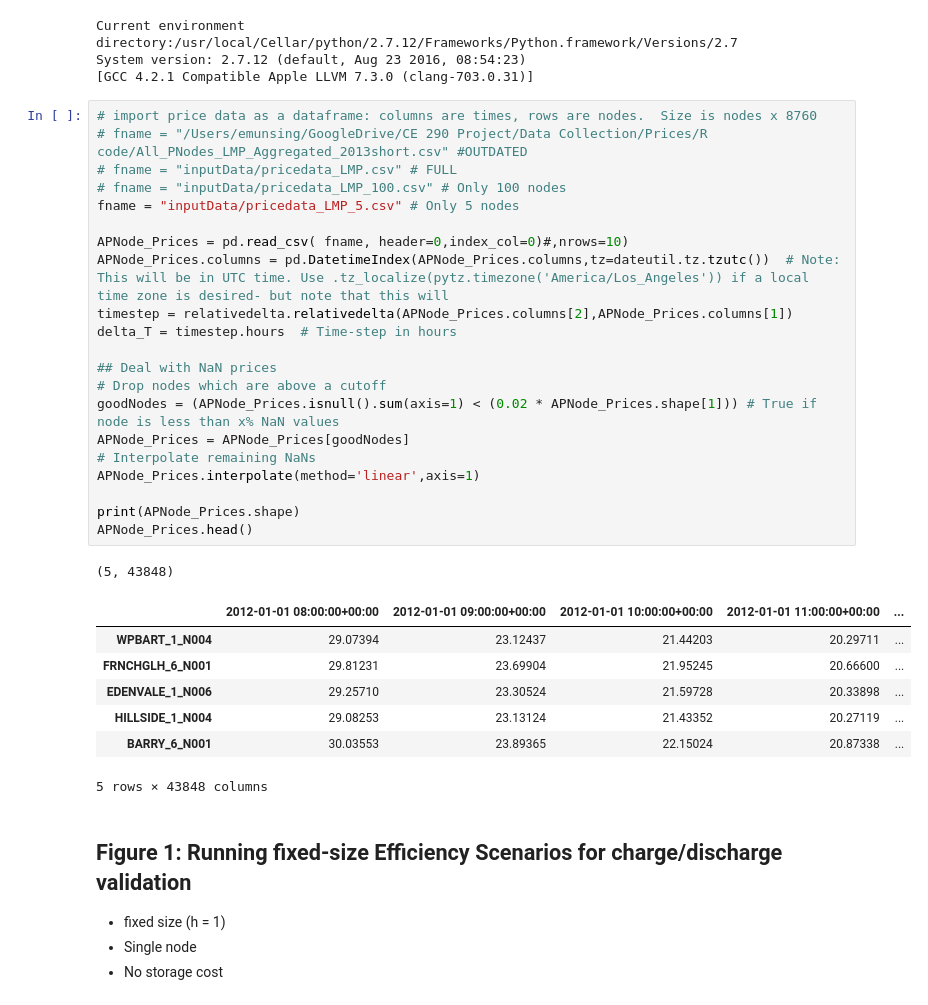
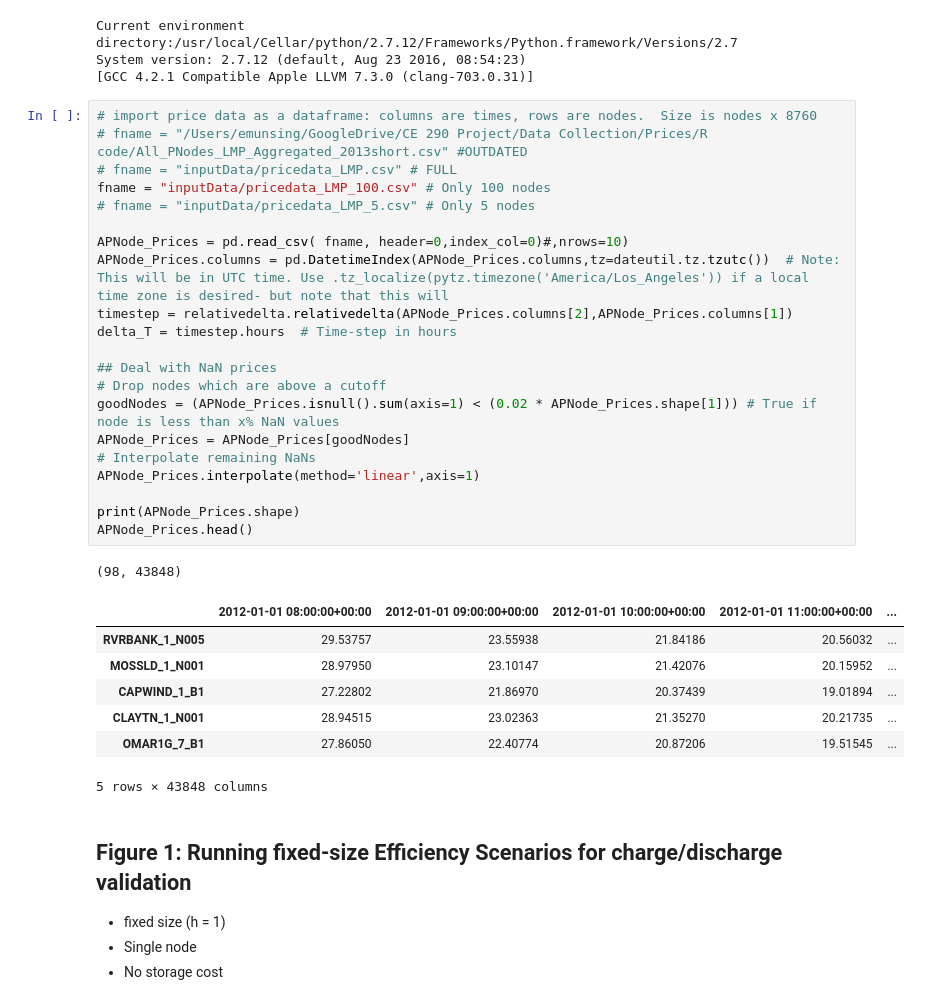
Before and after one commit to emunsing/StorageSizing, a Jupyter notebook: Implementing CyLP_APEN.ipynb, the cells around one changed output. Cells and saved outputs as stored; diff of their text form.

```diff
--- a/Implementing CyLP_APEN.ipynb
+++ b/Implementing CyLP_APEN.ipynb
@@ -38,32 +38,32 @@ System version: 2.7.12 (default, Aug 23 2016, 08:54:23)
 # %%
 # import price data as a dataframe: columns are times, rows are nodes.  Size is nodes x 8760
 # fname = "/Users/emunsing/GoogleDrive/CE 290 Project/Data Collection/Prices/R code/All_PNodes_LMP_Aggregated_2013short.csv" #OUTDATED
 # fname = "inputData/pricedata_LMP.csv" # FULL
-# fname = "inputData/pricedata_LMP_100.csv" # Only 100 nodes
-fname = "inputData/pricedata_LMP_5.csv" # Only 5 nodes
+fname = "inputData/pricedata_LMP_100.csv" # Only 100 nodes
+# fname = "inputData/pricedata_LMP_5.csv" # Only 5 nodes
 
 APNode_Prices = pd.read_csv( fname, header=0,index_col=0)#,nrows=10)
 APNode_Prices.columns = pd.DatetimeIndex(APNode_Prices.columns,tz=dateutil.tz.tzutc())  # Note: This will be in UTC time. Use .tz_localize(pytz.timezone('America/Los_Angeles')) if a local time zone is desired- but note that this will
 timestep = relativedelta.relativedelta(APNode_Prices.columns[2],APNode_Prices.columns[1])
 delta_T = timestep.hours  # Time-step in hours
 
 ## Deal with NaN prices
 # Drop nodes which are above a cutoff
 goodNodes = (APNode_Prices.isnull().sum(axis=1) < (0.02 * APNode_Prices.shape[1])) # True if node is less than x% NaN values
 APNode_Prices = APNode_Prices[goodNodes]
 # Interpolate remaining NaNs
 APNode_Prices.interpolate(method='linear',axis=1)
 
 print(APNode_Prices.shape)
 APNode_Prices.head()
 # %% [output]
-(5, 43848)
+(98, 43848)
 |  | 2012-01-01 08:00:00+00:00 | 2012-01-01 09:00:00+00:00 | 2012-01-01 10:00:00+00:00 | 2012-01-01 11:00:00+00:00 | ... |
-| WPBART_1_N004 | 29.07394 | 23.12437 | 21.44203 | 20.29711 | ... |
-| FRNCHGLH_6_N001 | 29.81231 | 23.69904 | 21.95245 | 20.66600 | ... |
-| EDENVALE_1_N006 | 29.25710 | 23.30524 | 21.59728 | 20.33898 | ... |
-| HILLSIDE_1_N004 | 29.08253 | 23.13124 | 21.43352 | 20.27119 | ... |
-| BARRY_6_N001 | 30.03553 | 23.89365 | 22.15024 | 20.87338 | ... |
+| RVRBANK_1_N005 | 29.53757 | 23.55938 | 21.84186 | 20.56032 | ... |
+| MOSSLD_1_N001 | 28.97950 | 23.10147 | 21.42076 | 20.15952 | ... |
+| CAPWIND_1_B1 | 27.22802 | 21.86970 | 20.37439 | 19.01894 | ... |
+| CLAYTN_1_N001 | 28.94515 | 23.02363 | 21.35270 | 20.21735 | ... |
+| OMAR1G_7_B1 | 27.86050 | 22.40774 | 20.87206 | 19.51545 | ... |
 5 rows × 43848 columns
 # %% [markdown]
 ## Figure 1: Running fixed-size Efficiency Scenarios for charge/discharge validation
```
Also changed, not shown: parts of 4 cells of this notebook, 3 other files.
